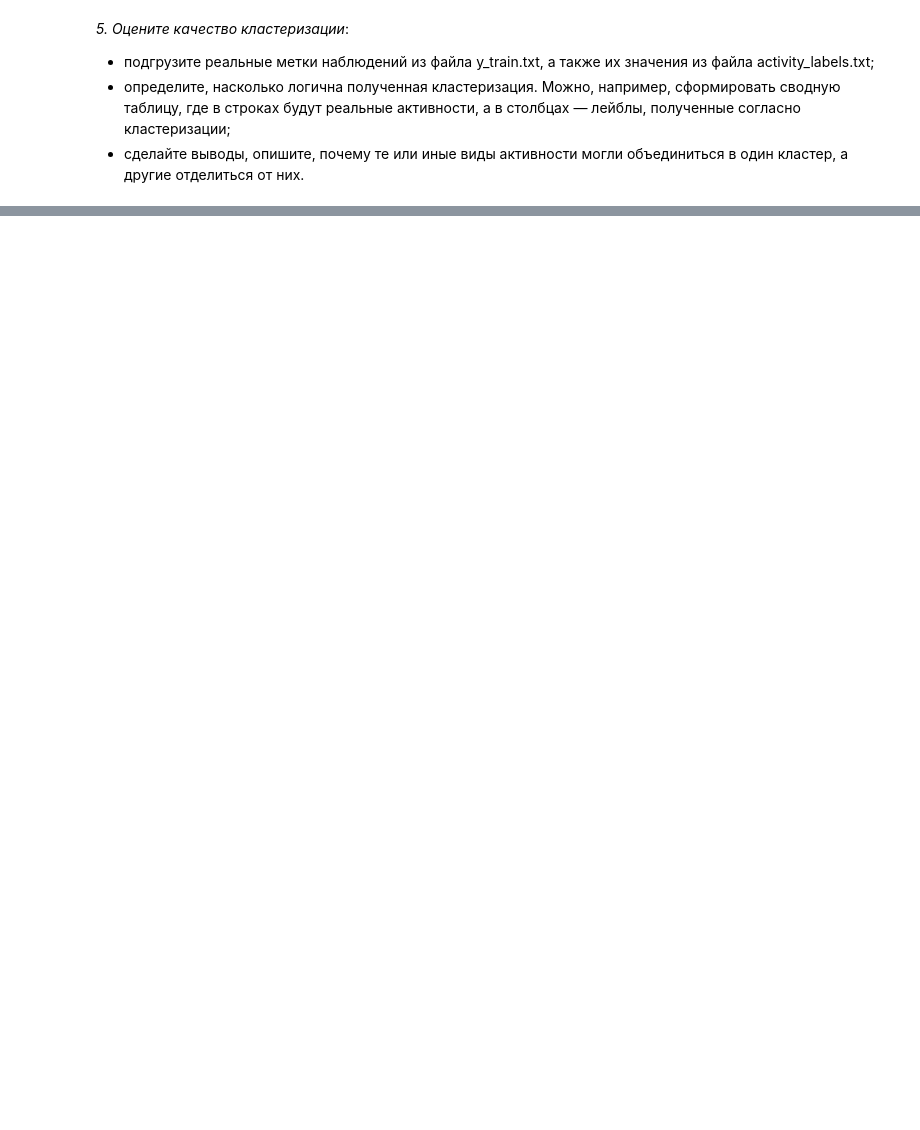
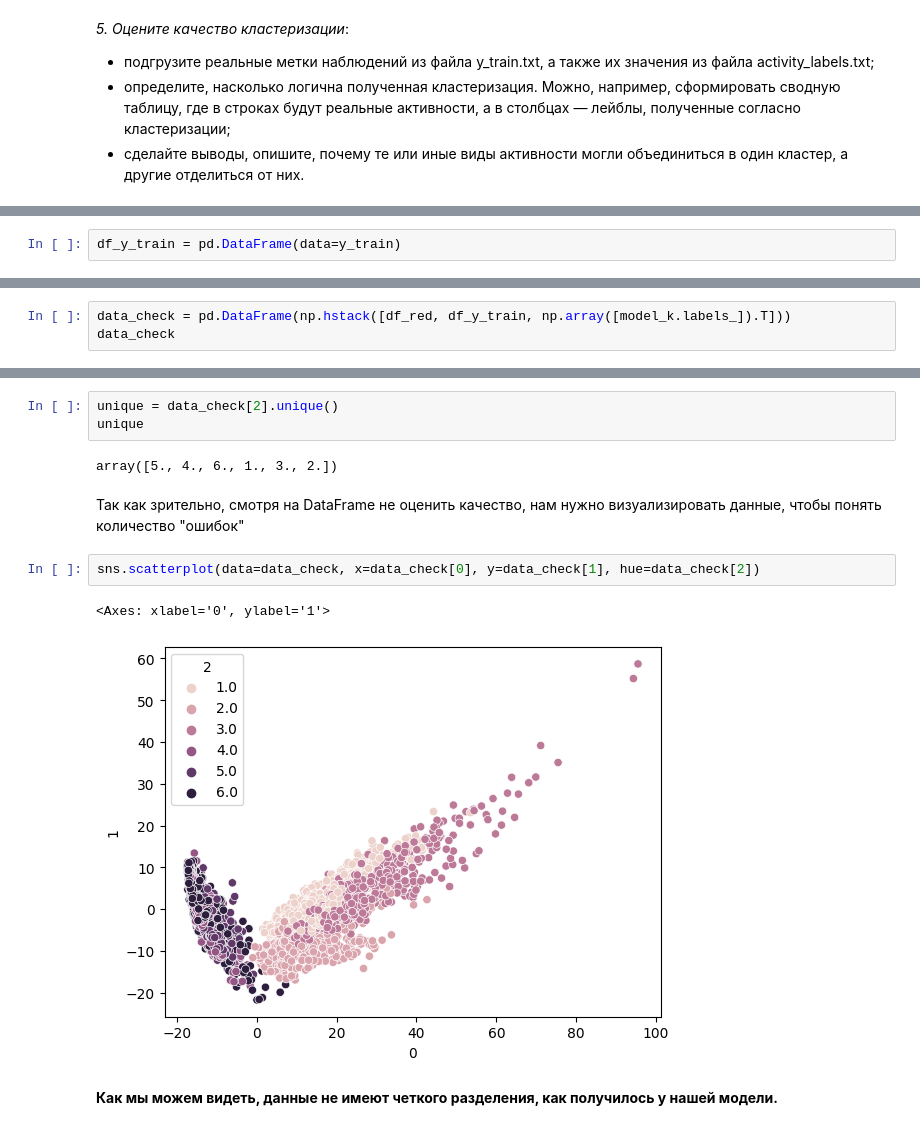
Before and after one commit to W1llAnn/1tdata-homework, a Jupyter notebook: 2.5 - homework PRO.ipynb, the cells around one changed output, grey strips where cells are left out. Saved outputs shown, nothing was run; the diff lists cells and outputs as text; blank space fills up the shorter version.

```diff
--- a/2.5 - homework PRO.ipynb
+++ b/2.5 - homework PRO.ipynb
@@ -179,0 +223,2 @@ y_train = np.loadtxt('https://raw.githubusercontent.com/W1llAnn/1tdata-homework/
+# %%
+df_y_train = pd.DataFrame(data=y_train)
@@ -179,0 +227,3 @@ y_train = np.loadtxt('https://raw.githubusercontent.com/W1llAnn/1tdata-homework/
+# %%
+data_check = pd.DataFrame(np.hstack([df_red, df_y_train, np.array([model_k.labels_]).T]))
+data_check
@@ -179,0 +244,14 @@ y_train = np.loadtxt('https://raw.githubusercontent.com/W1llAnn/1tdata-homework/
+# %%
+unique = data_check[2].unique()
+unique
+# %% [output]
+array([5., 4., 6., 1., 3., 2.])
+# %% [markdown]
+Так как зрительно, смотря на DataFrame не оценить качество, нам нужно визуализировать данные, чтобы понять количество "ошибок"
+# %%
+sns.scatterplot(data=data_check, x=data_check[0], y=data_check[1], hue=data_check[2])
+# %% [output]
+<Axes: xlabel='0', ylabel='1'>
+[figure, added]
+# %% [markdown]
+**Как мы можем видеть, данные не имеют четкого разделения, как получилось у нашей модели.**
```
Also changed, not shown: parts of 24 cells of this notebook.
